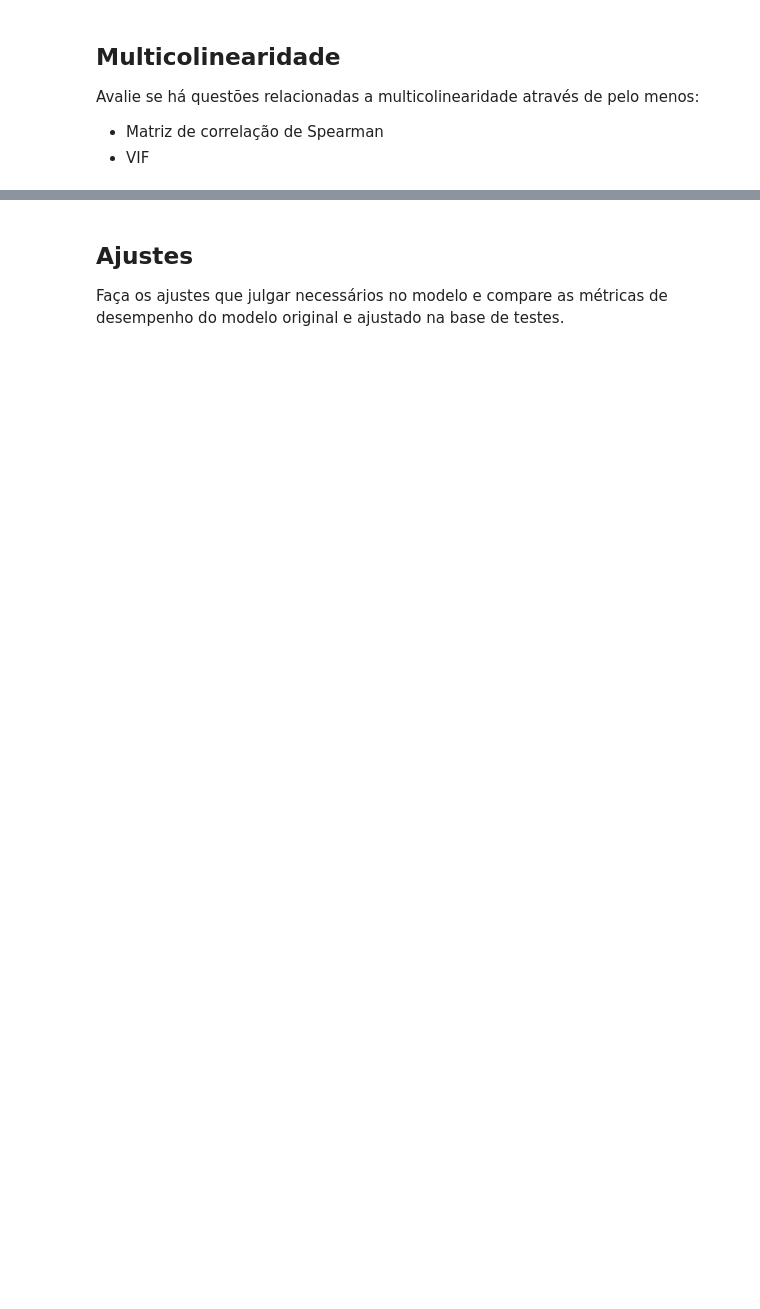
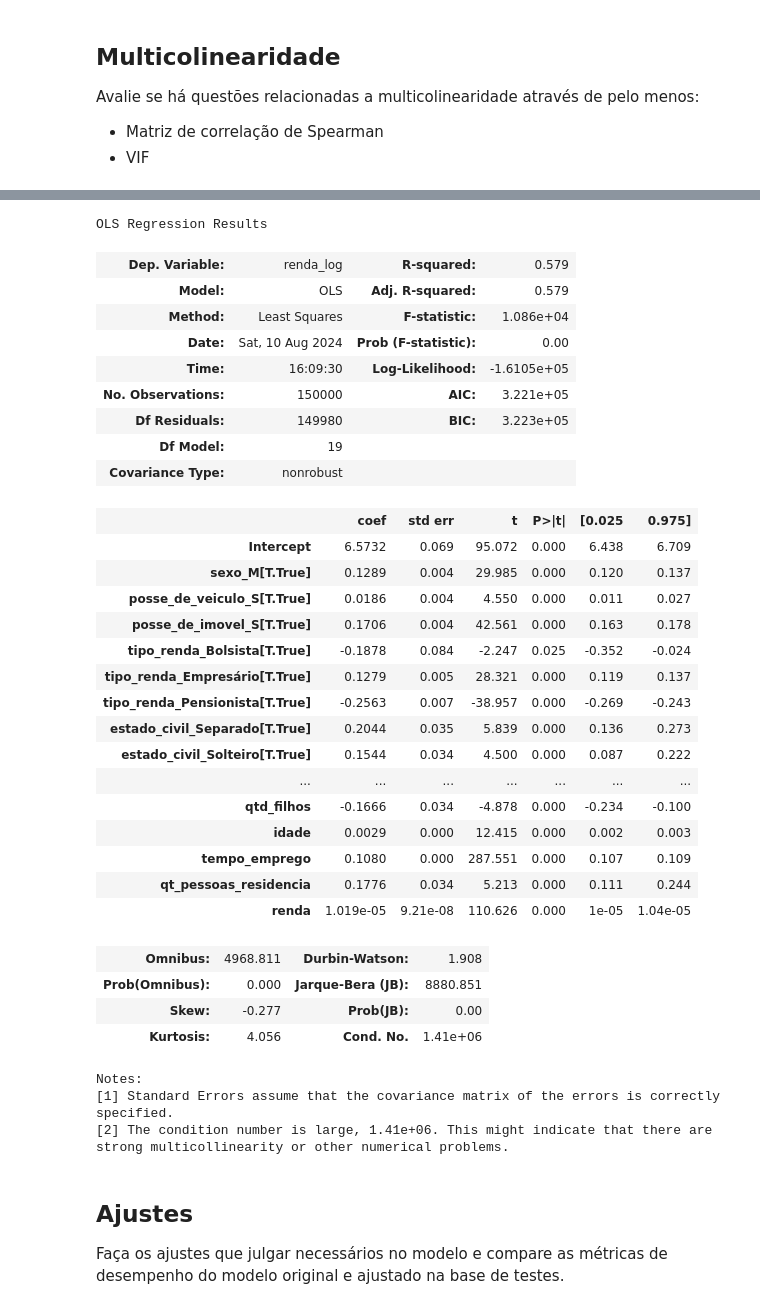
Before and after one commit to Jefersonfranca/EBAC_Curso_Cientista_de_Dados, a Jupyter notebook: Modulo 35 Regressão IV/Exercicio/ProfCientistaDados m35_supportamaterial_exercise01.ipynb, the cells around one changed output, grey strips where cells are left out. Saved outputs shown, nothing was run; the diff lists cells and outputs as text; code cells hidden in the pictures; blank space fills up the shorter version.

```diff
--- a/Modulo 35 Regressão IV/Exercicio/ProfCientistaDados m35_supportamaterial_exercise01.ipynb
+++ b/Modulo 35 Regressão IV/Exercicio/ProfCientistaDados m35_supportamaterial_exercise01.ipynb
@@ -610,3 +634,47 @@ Avalie se há questões relacionadas a multicolinearidade através de pelo menos
+# %%
+r1 = smf.ols('''
+    renda_log ~ qtd_filhos + idade + tempo_emprego + qt_pessoas_residencia + renda + sexo_M + posse_de_veiculo_S
+              + posse_de_imovel_S + tipo_renda_Bolsista + tipo_renda_Empresário + tipo_renda_Pensionista
+              + estado_civil_Separado + estado_civil_Solteiro + estado_civil_União
+              + estado_civil_Viúvo + tipo_residencia_Casa + tipo_residencia_Comunitário
+              + tipo_residencia_Estúdio + tipo_residencia_Governamental
+    ''', data=df_dum.dropna()).fit()
+r1.summary()
+# %% [output]
+OLS Regression Results
+| Dep. Variable: | renda_log | R-squared: | 0.579 |
+| Model: | OLS | Adj. R-squared: | 0.579 |
+| Method: | Least Squares | F-statistic: | 1.086e+04 |
+| Date: | Sat, 10 Aug 2024 | Prob (F-statistic): | 0.00 |
+| Time: | 16:09:30 | Log-Likelihood: | -1.6105e+05 |
+| No. Observations: | 150000 | AIC: | 3.221e+05 |
+| Df Residuals: | 149980 | BIC: | 3.223e+05 |
+| Df Model: | 19 |  |  |
+| Covariance Type: | nonrobust |  |  |
+|  | coef | std err | t | P>|t| | [0.025 | 0.975] |
+| Intercept | 6.5732 | 0.069 | 95.072 | 0.000 | 6.438 | 6.709 |
+| sexo_M[T.True] | 0.1289 | 0.004 | 29.985 | 0.000 | 0.120 | 0.137 |
+| posse_de_veiculo_S[T.True] | 0.0186 | 0.004 | 4.550 | 0.000 | 0.011 | 0.027 |
+| posse_de_imovel_S[T.True] | 0.1706 | 0.004 | 42.561 | 0.000 | 0.163 | 0.178 |
+| tipo_renda_Bolsista[T.True] | -0.1878 | 0.084 | -2.247 | 0.025 | -0.352 | -0.024 |
+| tipo_renda_Empresário[T.True] | 0.1279 | 0.005 | 28.321 | 0.000 | 0.119 | 0.137 |
+| tipo_renda_Pensionista[T.True] | -0.2563 | 0.007 | -38.957 | 0.000 | -0.269 | -0.243 |
+| estado_civil_Separado[T.True] | 0.2044 | 0.035 | 5.839 | 0.000 | 0.136 | 0.273 |
+| estado_civil_Solteiro[T.True] | 0.1544 | 0.034 | 4.500 | 0.000 | 0.087 | 0.222 |
+| ... | ... | ... | ... | ... | ... | ... |
+| qtd_filhos | -0.1666 | 0.034 | -4.878 | 0.000 | -0.234 | -0.100 |
+| idade | 0.0029 | 0.000 | 12.415 | 0.000 | 0.002 | 0.003 |
+| tempo_emprego | 0.1080 | 0.000 | 287.551 | 0.000 | 0.107 | 0.109 |
+| qt_pessoas_residencia | 0.1776 | 0.034 | 5.213 | 0.000 | 0.111 | 0.244 |
+| renda | 1.019e-05 | 9.21e-08 | 110.626 | 0.000 | 1e-05 | 1.04e-05 |
+| Omnibus: | 4968.811 | Durbin-Watson: | 1.908 |
+| Prob(Omnibus): | 0.000 | Jarque-Bera (JB): | 8880.851 |
+| Skew: | -0.277 | Prob(JB): | 0.00 |
+| Kurtosis: | 4.056 | Cond. No. | 1.41e+06 |
+Notes:
+[1] Standard Errors assume that the covariance matrix of the errors is correctly specified.
+[2] The condition number is large, 1.41e+06. This might indicate that there are
+strong multicollinearity or other numerical problems.
 # %% [markdown]
 ## Ajustes
 
```
Also changed, not shown: parts of 26 cells of this notebook.
